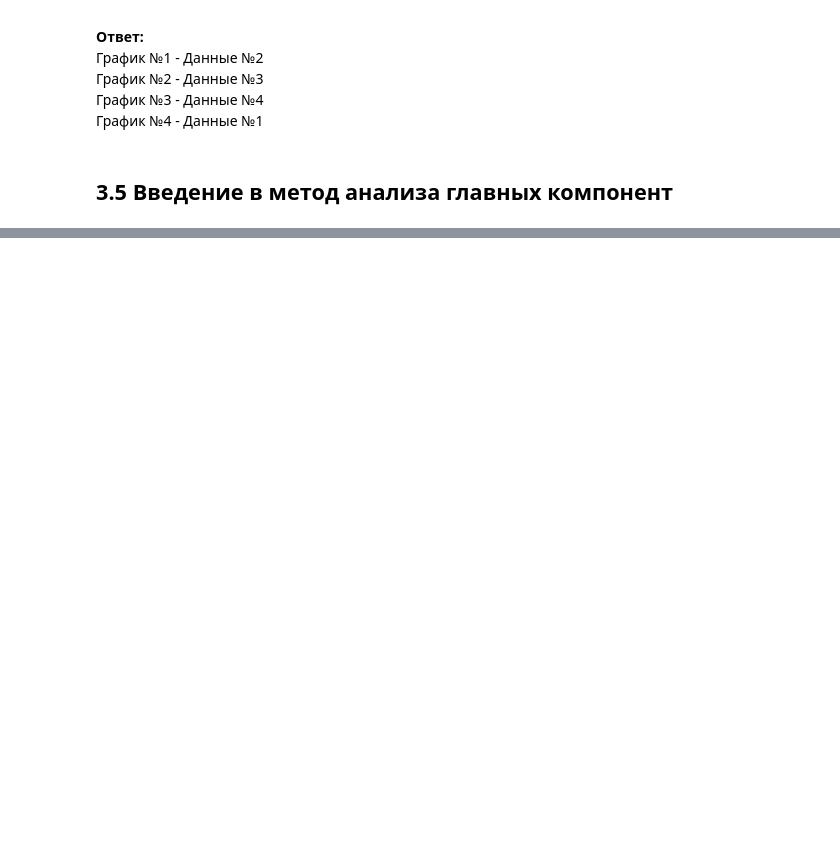
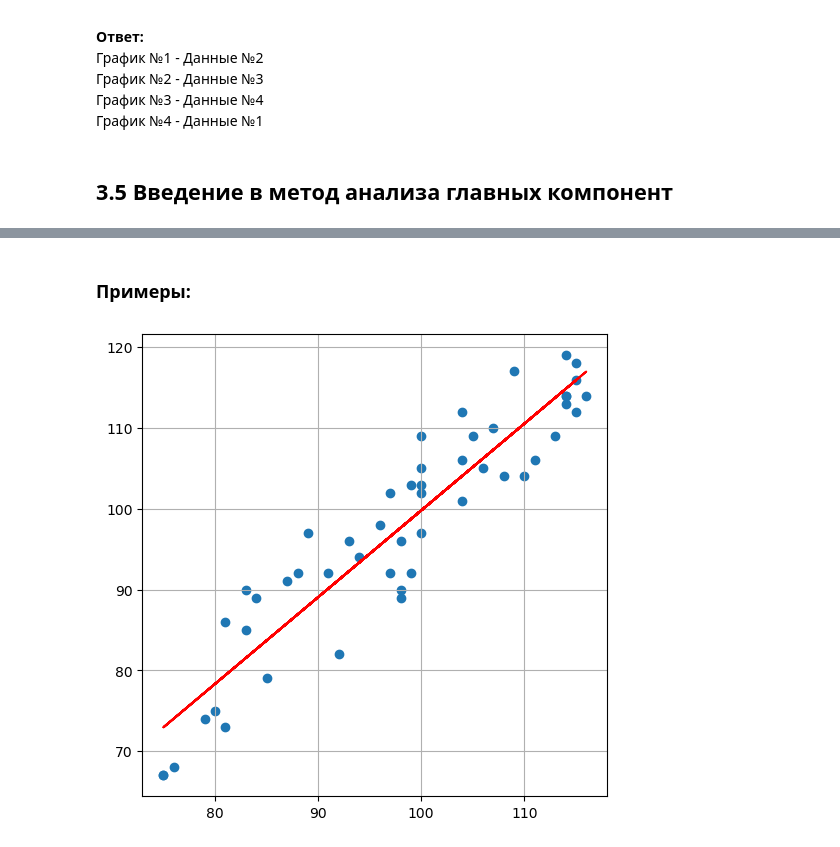
Before and after one commit to LiquidVac/My_study, a Jupyter notebook: STEPIK. Основы статистики ч.2/Лекция 3. Основы Cтатистики ч.2.ipynb, the cells around one changed output, grey strips where cells are left out. Cells and saved outputs as stored; diff of their text form; code cells hidden in the pictures; blank space fills up the shorter version.

```diff
--- a/STEPIK. Основы статистики ч.2/Лекция 3. Основы Cтатистики ч.2.ipynb
+++ b/STEPIK. Основы статистики ч.2/Лекция 3. Основы Cтатистики ч.2.ipynb
@@ -277,0 +311,2 @@ ________________________________________________________________________________
+# %% [markdown]
+### Примеры:
@@ -277,0 +324,18 @@ ________________________________________________________________________________
+# %%
+""" Реализация PCA с двумя переменными с помощью библиотеки pca"""
+# генерация линейной зависимости оценок
+random_df = pd.DataFrame()
+random_df["R"] = np.random.randint(75,120,50)
+random_df["stat"] = [elem + np.random.randint(-10,10) for elem in random_df["R"]]
+
+# диаграмма рассеивания
+plt.figure(figsize=(6, 6))
+plt.scatter(random_df["R"], random_df["stat"])
+
+# регрессионная прямая
+b1, b0 = np.polyfit(random_df["R"], random_df["stat"], 1) #  b0 - intercept, b1 - slope
+plt.plot(random_df["R"], b0 + b1*random_df["R"], color='red')
+plt.grid()
+plt.show()
+# %% [output]
+[figure, added]
```
Also changed, not shown: parts of 10 cells of this notebook, 1 other file.
